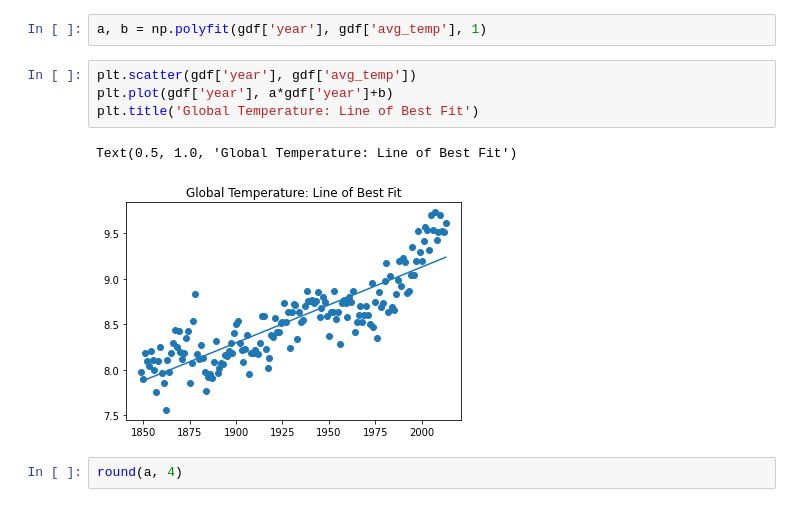
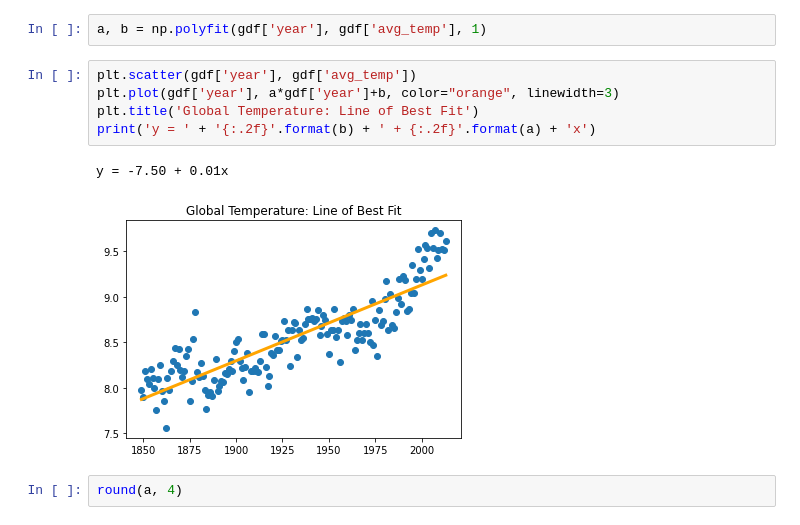
Before and after one commit to parcheesime/Temperature-Trends, a Jupyter notebook: temperature-trends.ipynb, the cells around one changed output. Saved outputs shown, nothing was run; the diff lists cells and outputs as text.

```diff
--- a/temperature-trends.ipynb
+++ b/temperature-trends.ipynb
@@ -190,11 +200,12 @@ round(l13.iloc[0]['avg_temp'] - l49.iloc[0]['avg_temp'], 3)
 a, b = np.polyfit(gdf['year'], gdf['avg_temp'], 1)
 # %%
 plt.scatter(gdf['year'], gdf['avg_temp'])
-plt.plot(gdf['year'], a*gdf['year']+b)
+plt.plot(gdf['year'], a*gdf['year']+b, color="orange", linewidth=3)
 plt.title('Global Temperature: Line of Best Fit')
+print('y = ' + '{:.2f}'.format(b) + ' + {:.2f}'.format(a) + 'x')
 # %% [output]
-Text(0.5, 1.0, 'Global Temperature: Line of Best Fit')
+y = -7.50 + 0.01x
-[figure, old version]
+[figure, new version]
 # %%
 round(a, 4)
 # %% [output]
```
Also changed, not shown: parts of 4 cells of this notebook.
